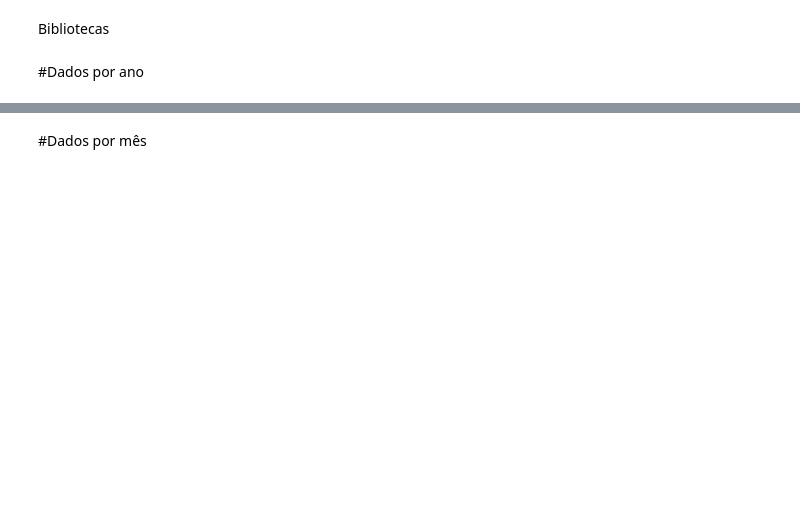
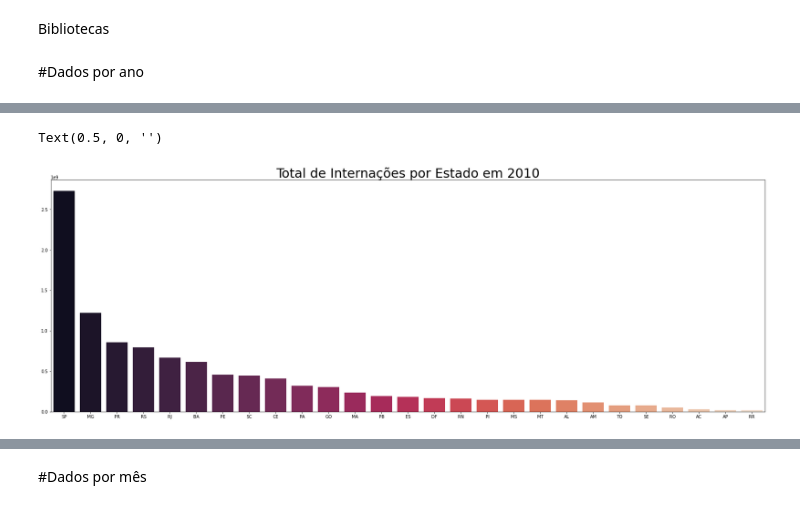
Before and after one commit to PedroReste/producao_hospitalar_no_brasil, a Jupyter notebook: Notebook/producao_hospitalar_no_brasil.ipynb, the cells around one changed output, grey strips where cells are left out. Drawn from its saved outputs; the diff is of its cells as text; code cells hidden in the pictures; blank space fills up the shorter version.

Commit message:
Criado alguns gráficos por ano do total de hospitalizações

```diff
--- a/Notebook/producao_hospitalar_no_brasil.ipynb
+++ b/Notebook/producao_hospitalar_no_brasil.ipynb
@@ -36,3 +36,14 @@ db_ano.head()
 | 2 | 95655211.98 | 105997335.28 | 114040833.27 | 121643071.13 | 124449598.86 | 129056584.80 | 121900696.54 | 151278739.06 | 147812237.69 | 160820207.41 | 175744827.43 | ... |
 | 3 | 10983016.60 | 17116094.26 | 20249589.01 | 17108611.37 | 21279908.04 | 21540894.01 | 19757952.27 | 24556486.66 | 29133807.87 | 31338348.90 | 33851454.13 | ... |
 | 4 | 269639839.22 | 317444388.93 | 320749087.16 | 321149377.64 | 315536309.93 | 340687749.39 | 342851637.96 | 353977050.33 | 357148898.98 | 388952636.23 | 410173716.47 | ... |
+# %%
+db_ano.sort_values('2010', ascending= False, inplace= True)
+ax = plt.figure(figsize=(30,10))
+ax = sns.barplot(data= db_ano, y= '2010', x= 'Estados', palette="rocket")
+ax = plt.title('Total de Internações por Estado em 2010', size= 30)
+ax = plt.ylabel("")
+ax = plt.xlabel("")
+ax
+# %% [output]
+Text(0.5, 0, '')
+[figure, added]
```
Also changed, not shown: parts of 4 cells of this notebook.
